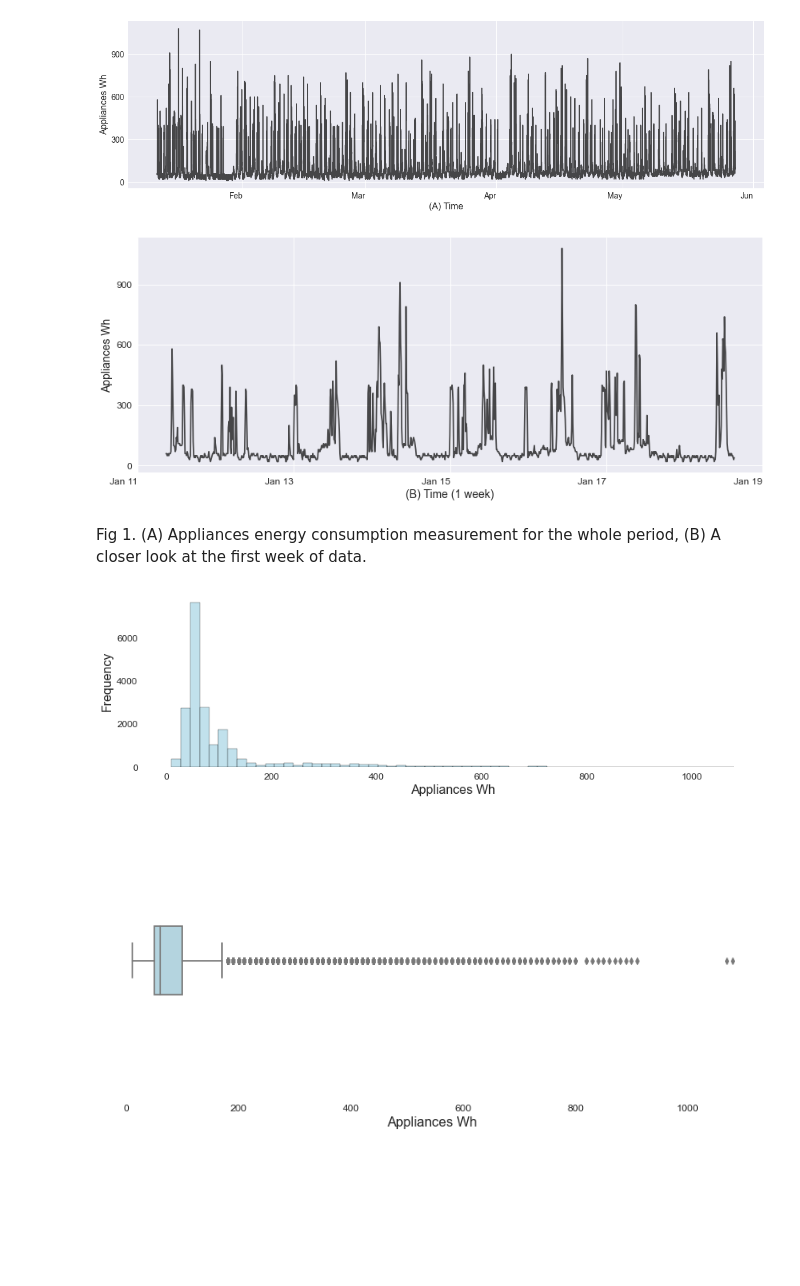
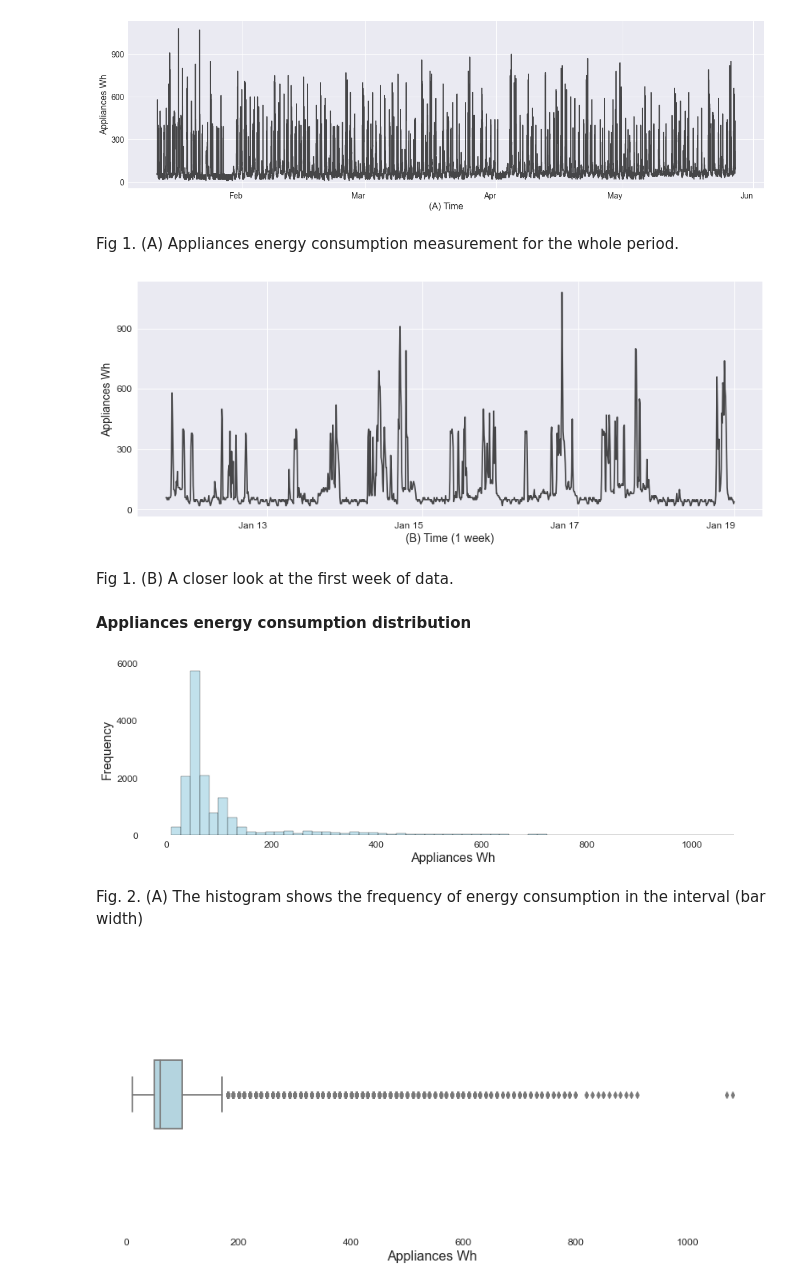
Before and after one commit to mona-piya/DS-portfolio-s1-2021-MonaMunegan, a Jupyter notebook: Portfolio 2.ipynb, the cells around one changed output. Saved outputs shown, nothing was run; the diff lists cells and outputs as text; code cells hidden in the pictures; blank space fills up the shorter version.

```diff
--- a/Portfolio 2.ipynb
+++ b/Portfolio 2.ipynb
@@ -40,15 +43,14 @@ __Introduction:__ the electricity consumption in domestic buildings is explained
 
 This work explores several questions. Is the weather data obtained from a nearby weather station representative enough to improve the appliances energy consumption prediction? Can the temperature and humidity measurements from a wireless network help in the energy prediction? From all the data used in prediction models, which parameters are the most important in energy prediction?
 # %%
-testing = pd.read_csv('data/testing.csv', index_col='date', parse_dates=True)
+test = pd.read_csv('data/testing.csv', index_col='date', parse_dates=True)
 #testing.head() #4932 rows × 31 columnss
 # %%
-training = pd.read_csv('data/training.csv', index_col='date', parse_dates=True)
+train = pd.read_csv('data/training.csv', index_col='date', parse_dates=True)
 #training.head()#14803 rows × 31 columns
 # %%
 #combine testing and training to new dataframe 'data'
-data = pd.concat([training, testing] , axis=0)
+data = pd.concat([train, test] , axis=0)
 data.head()
-
-data.shape
+#data.shape #19735 rows× 31 columnss
 # %% [output]
@@ -79,33 +82,37 @@ ax.set_major_formatter(fmt)
 plt.show()
 # %% [output]
 [figure]
+# %% [markdown]
+Fig 1. (A) Appliances energy consumption measurement for the whole period.
 # %%
 #set locator and date format
 locator = mdates.DayLocator()
 fmt = mdates.DateFormatter('%b %d')
 
 start, end = '2016-1-11', '2016-1-18'
 data.Appliances.loc[start:end].plot(figsize=(14,6), c='black', alpha = 0.7, grid=True)
 plt.xlabel('(B) Time (1 week)', fontsize = 14)
 plt.ylabel('Appliances Wh', fontsize = 14)
 plt.xticks(rotation=0, fontsize= 12)
 plt.yticks(np.arange(0, 1200, 300) , fontsize= 12)
 
 
 ax = plt.gca().xaxis
 ax.set_major_locator(locator)
 ax.set_major_formatter(fmt)
-ax.set_major_locator(ticker.LinearLocator(5))
-#ax.set_major_locator(ticker.MaxNLocator(5))
+#ax.set_major_locator(ticker.LinearLocator(5))
+ax.set_major_locator(mdates.DayLocator(bymonthday=(13, 15, 17, 19)))
 
 plt.show()
 # %% [output]
-[figure, old version]
+[figure, new version]
 # %% [markdown]
-Fig 1. (A) Appliances energy consumption measurement for the whole period, (B) A closer look at the first week of data.
+Fig 1. (B) A closer look at the first week of data.
+# %% [markdown]
+__Appliances energy consumption distribution__
 # %%
 plt.figure(figsize=(14,4))
-sns.histplot(data=data, x='Appliances', bins=60, color='lightblue').set_facecolor('xkcd:white')
+sns.histplot(data=train, x='Appliances', bins=60, color='lightblue').set_facecolor('xkcd:white')
 plt.xlabel('Appliances Wh', fontsize = 16)
 plt.ylabel('Frequency', fontsize = 16)
 plt.xticks(fontsize= 12)
@@ -113,7 +120,9 @@ plt.yticks(np.arange(0, 8000, 2000), fontsize= 12)
 
 plt.show()
 # %% [output]
-[figure, old version]
+[figure, new version]
+# %% [markdown]
+Fig. 2. (A) The histogram shows the frequency of energy consumption in the interval (bar width)
 # %%
 plt.figure(figsize=(14,6))
 sns.boxplot(x='Appliances', data=data, width=0.25, color='lightblue').set_facecolor('xkcd:white')
```
Also changed, not shown: parts of 54 cells of this notebook.
